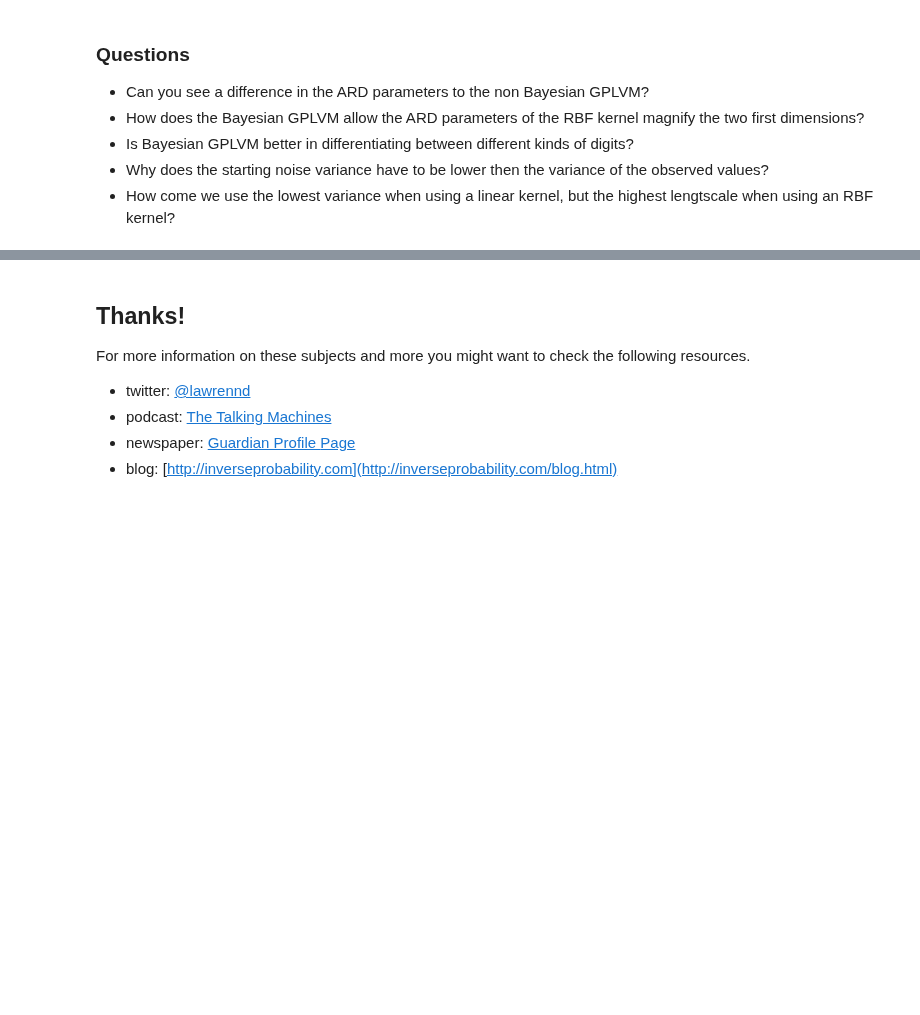
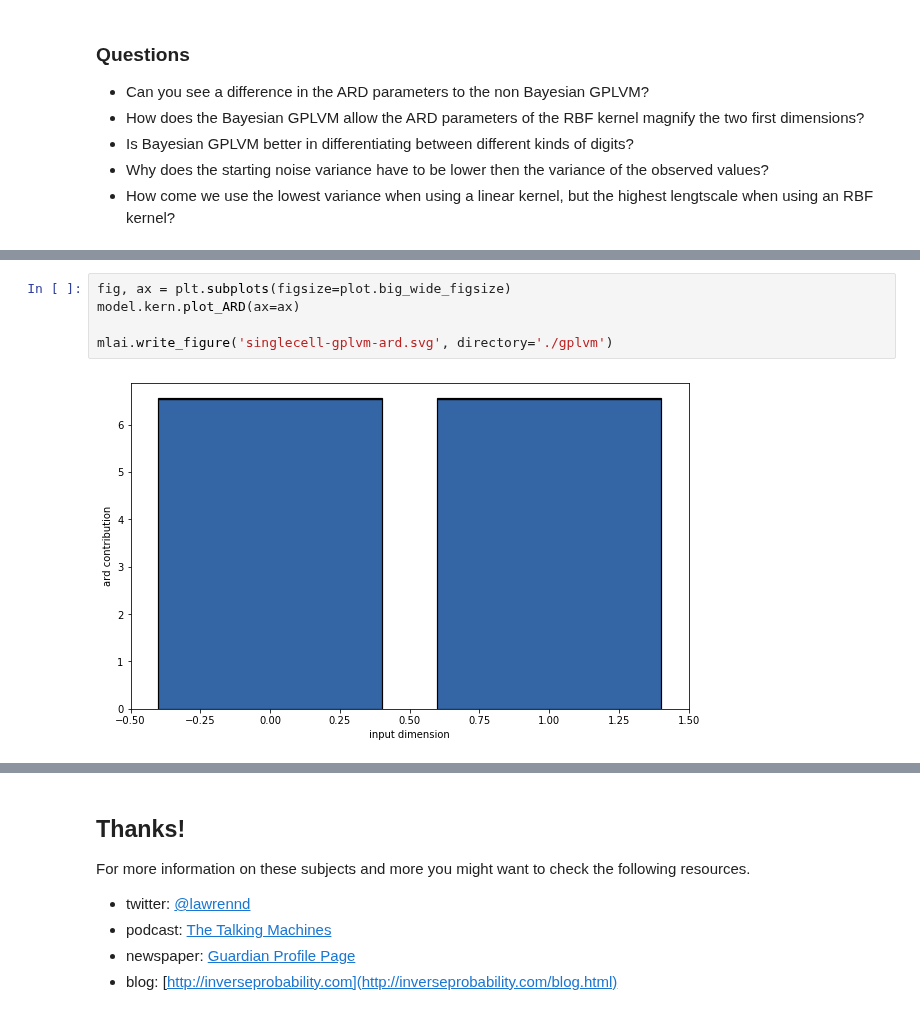
Before and after one commit to mlatcl/gpss, a Jupyter notebook: _notebooks/10-bayesian-learning-gplvm.ipynb, the cells around one changed output, grey strips where cells are left out. Drawn from its saved outputs; the diff is of its cells as text; blank space fills up the shorter version.

```diff
--- a/_notebooks/10-bayesian-learning-gplvm.ipynb
+++ b/_notebooks/10-bayesian-learning-gplvm.ipynb
@@ -763,0 +1034,7 @@ GPy.examples.dimensionality_reduction.bgplvm_simulation()
+# %%
+fig, ax = plt.subplots(figsize=plot.big_wide_figsize)
+model.kern.plot_ARD(ax=ax)
+
+mlai.write_figure('singlecell-gplvm-ard.svg', directory='./gplvm')
+# %% [output]
+[figure, added]
```
Also changed, not shown: parts of 43 cells of this notebook, 5 other files.
